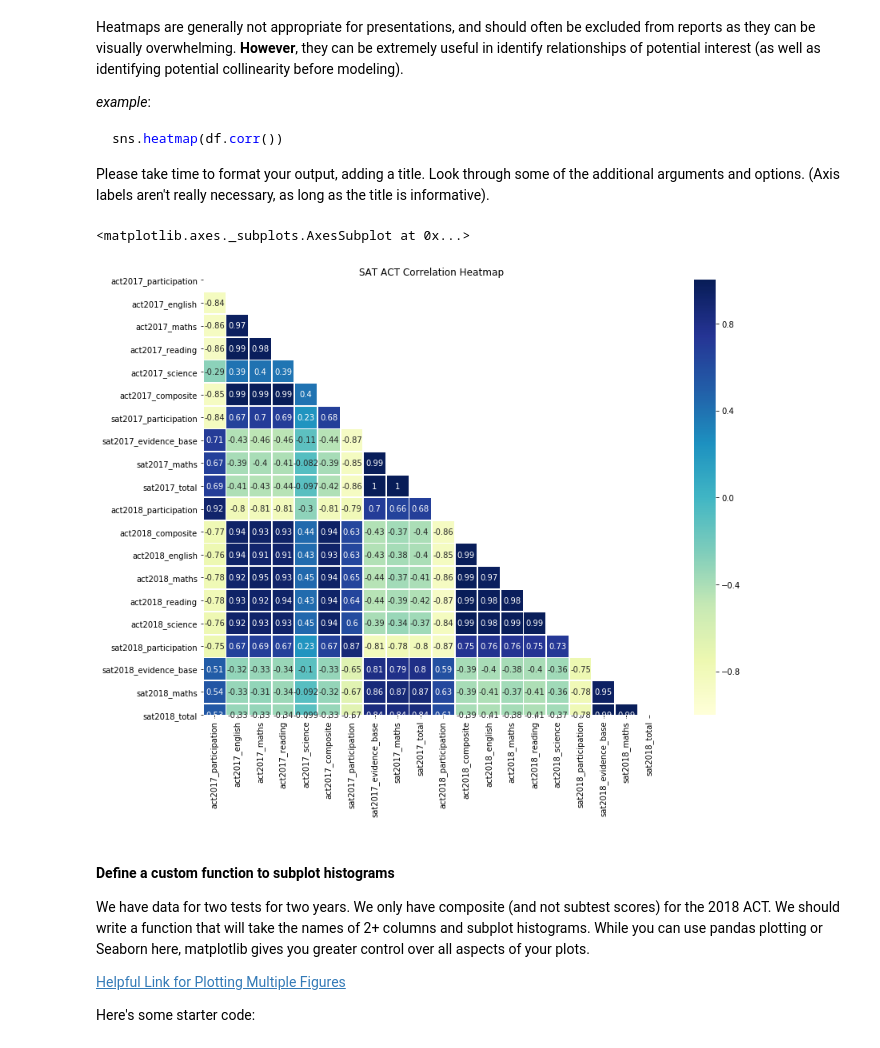
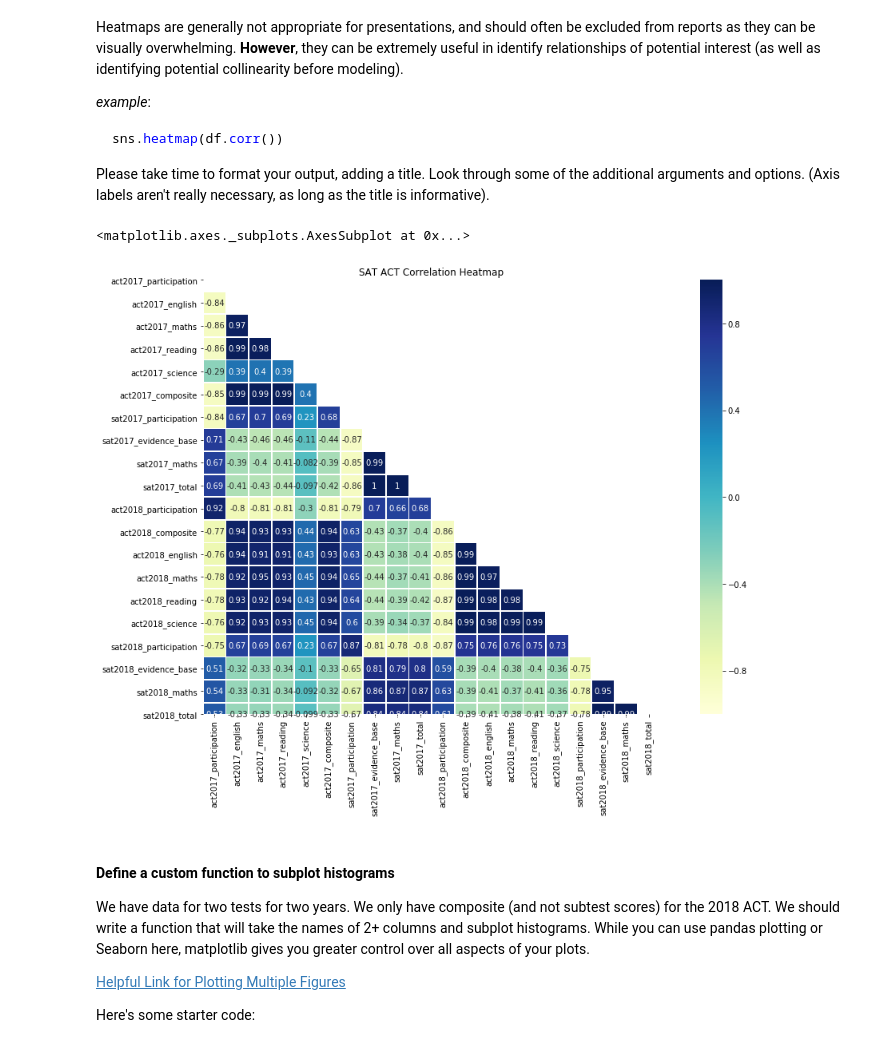
Before and after one commit to LingChongGold/ACT-SAT-Data-Analysis, a Jupyter notebook: code/starter-code.ipynb, the cells around one changed output. Saved outputs shown, nothing was run; the diff lists cells and outputs as text; code cells hidden in the pictures.

```diff
--- a/code/starter-code.ipynb
+++ b/code/starter-code.ipynb
@@ -1189,18 +1191,18 @@ sns.heatmap(df.corr())
 
 Please take time to format your output, adding a title. Look through some of the additional arguments and options. (Axis labels aren't really necessary, as long as the title is informative).
 # %%
-plt.figure(figsize = [15, 10]) # plot figure should always be on top
+plt.figure(figsize = [18, 10]) # plot figure should always be on top
 corr = final_merge.corr()
 
 # Generate a mask for the upper triangle
 mask = np.zeros_like(corr, dtype=np.bool)
 mask[np.triu_indices_from(mask)] = True
 
 plt.title('SAT ACT Correlation Heatmap')
 sns.heatmap(final_merge.corr(), annot=True, vmin = -1, vmax = 1, linewidth = 0.8, cmap="YlGnBu", mask = mask, square = True)
 # %% [output]
 <matplotlib.axes._subplots.AxesSubplot at 0x...>
-[figure, old version]
+[figure, new version]
 # %% [markdown]
 #### Define a custom function to subplot histograms
 
```
Also changed, not shown: parts of 43 cells of this notebook.
